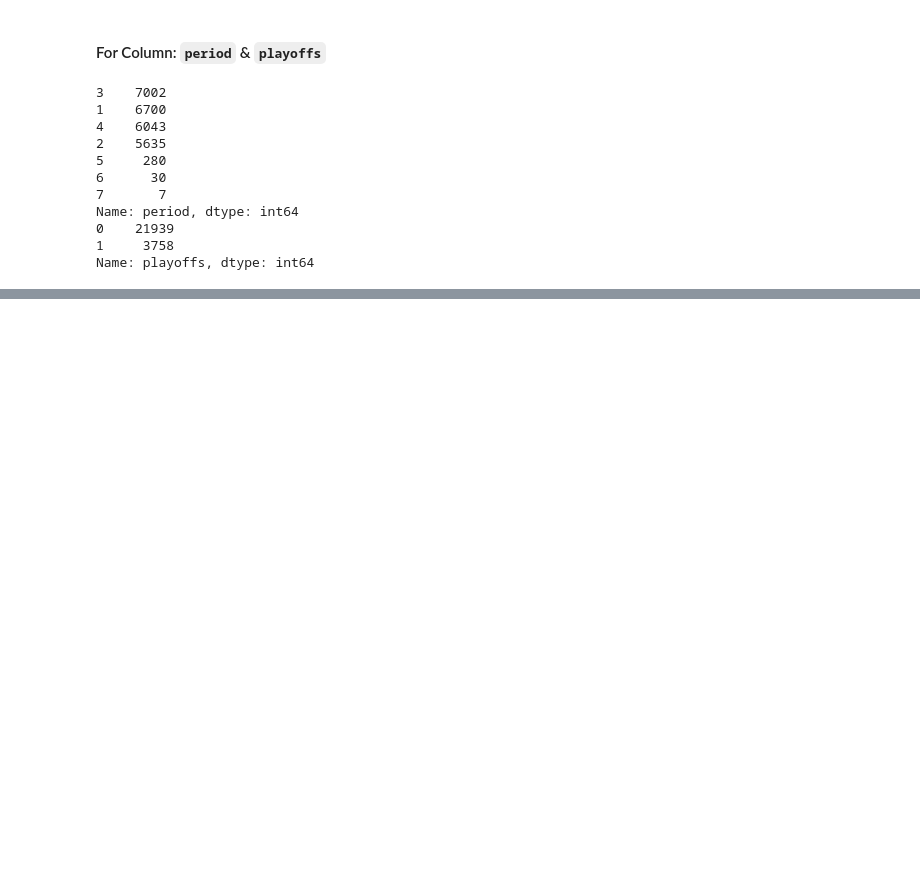
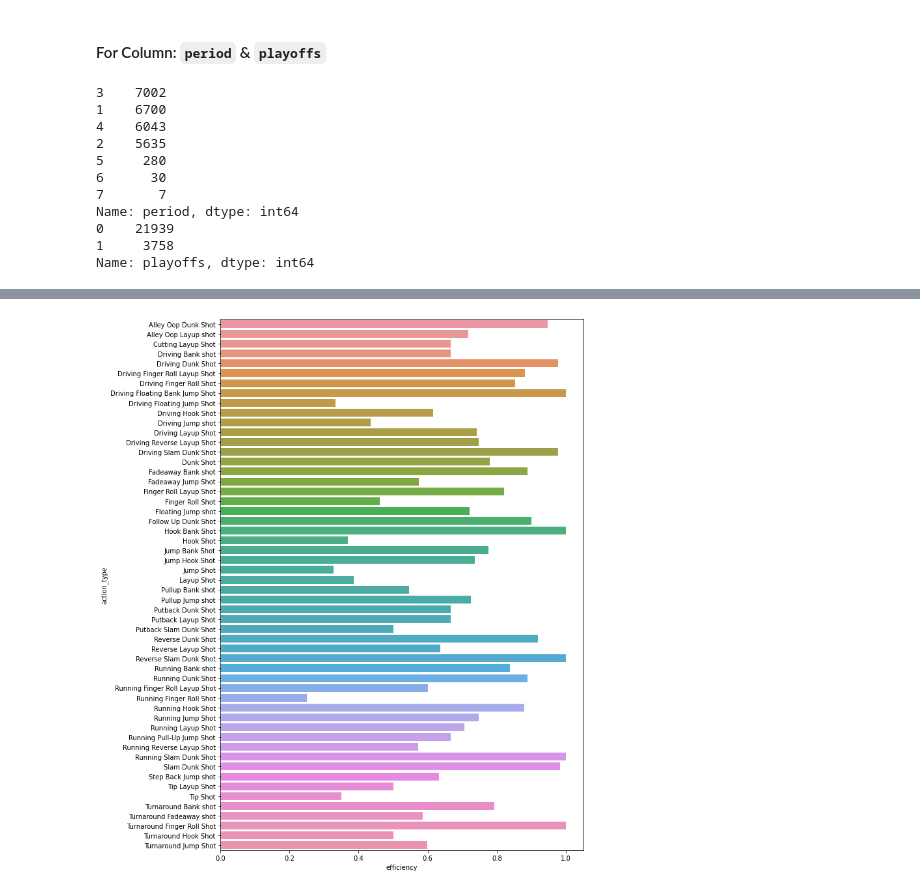
Before and after one commit to mitirmizi/koby-bryant-shot-selection, a Jupyter notebook: src/1-EDA.ipynb, the cells around one changed output, grey strips where cells are left out. Saved outputs shown, nothing was run; the diff lists cells and outputs as text; code cells hidden in the pictures; blank space fills up the shorter version.

```diff
--- a/src/1-EDA.ipynb
+++ b/src/1-EDA.ipynb
@@ -212,0 +390,3 @@ We might need to normalize this column.
+# %%
+df['time_remaining'] = df['minutes_remaining']*60 + df['seconds_remaining']
+df.drop(['minutes_remaining', 'seconds_remaining'], axis=1, inplace=True)
@@ -212,0 +400,2 @@ We might need to normalize this column.
+# %%
+df['matchup'] = df['matchup'].apply(lambda x: str('away') if '@' in x else str('home'))
@@ -212,0 +411,8 @@ We might need to normalize this column.
+# %%
+shots = df.groupby(['action_type'])['shot_made_flag'].value_counts(normalize=True).reset_index(name="efficiency")
+shots_cleaned = shots[shots['shot_made_flag'] == 1.0][['action_type', 'efficiency']]
+plt.figure(figsize=(10,15))
+# todo order
+ax = sns.barplot(data=shots_cleaned, x='efficiency', y='action_type', orient='h')
+# %% [output]
+[figure, added]
```
Also changed, not shown: parts of 57 cells of this notebook, 2 other files.
